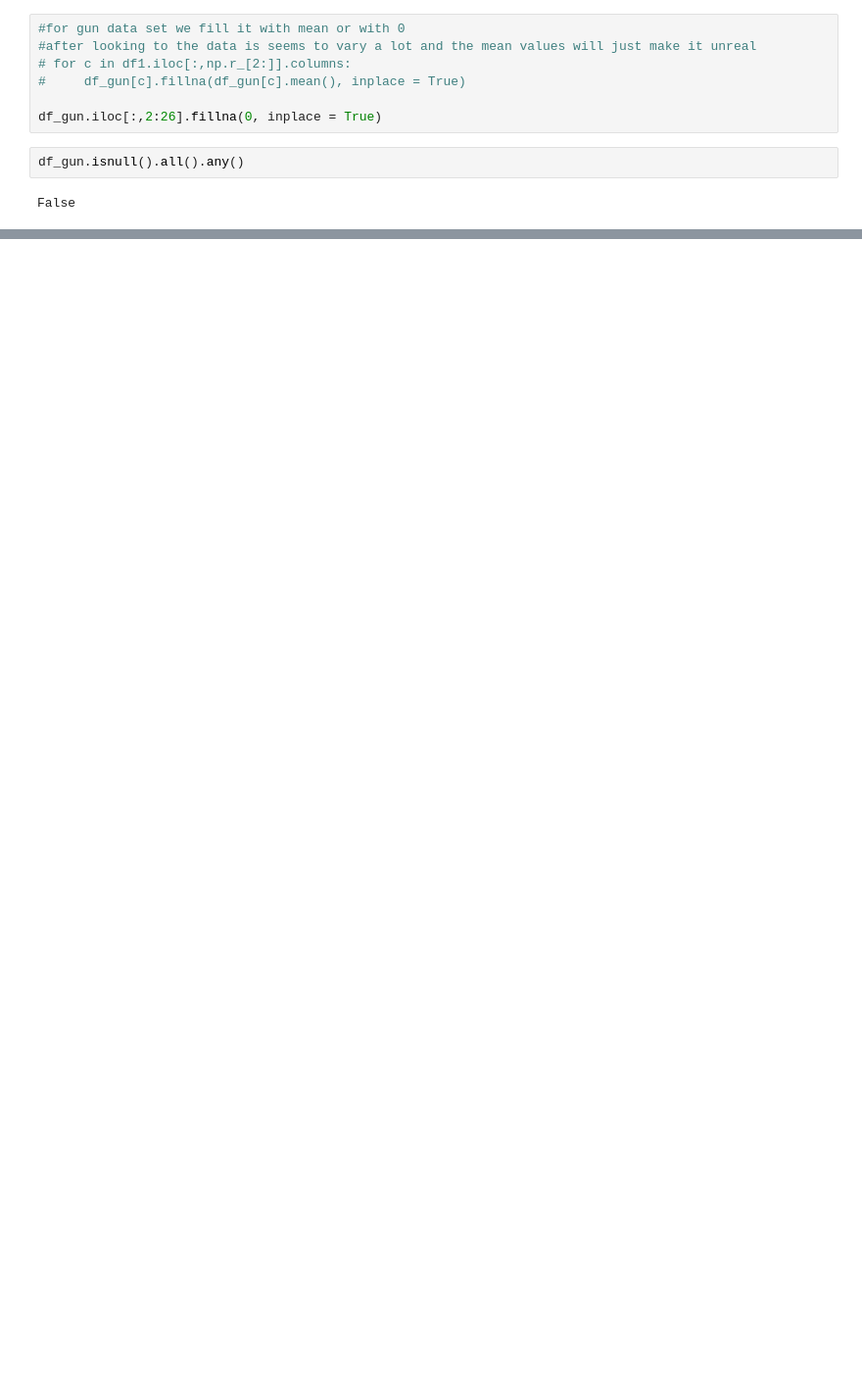
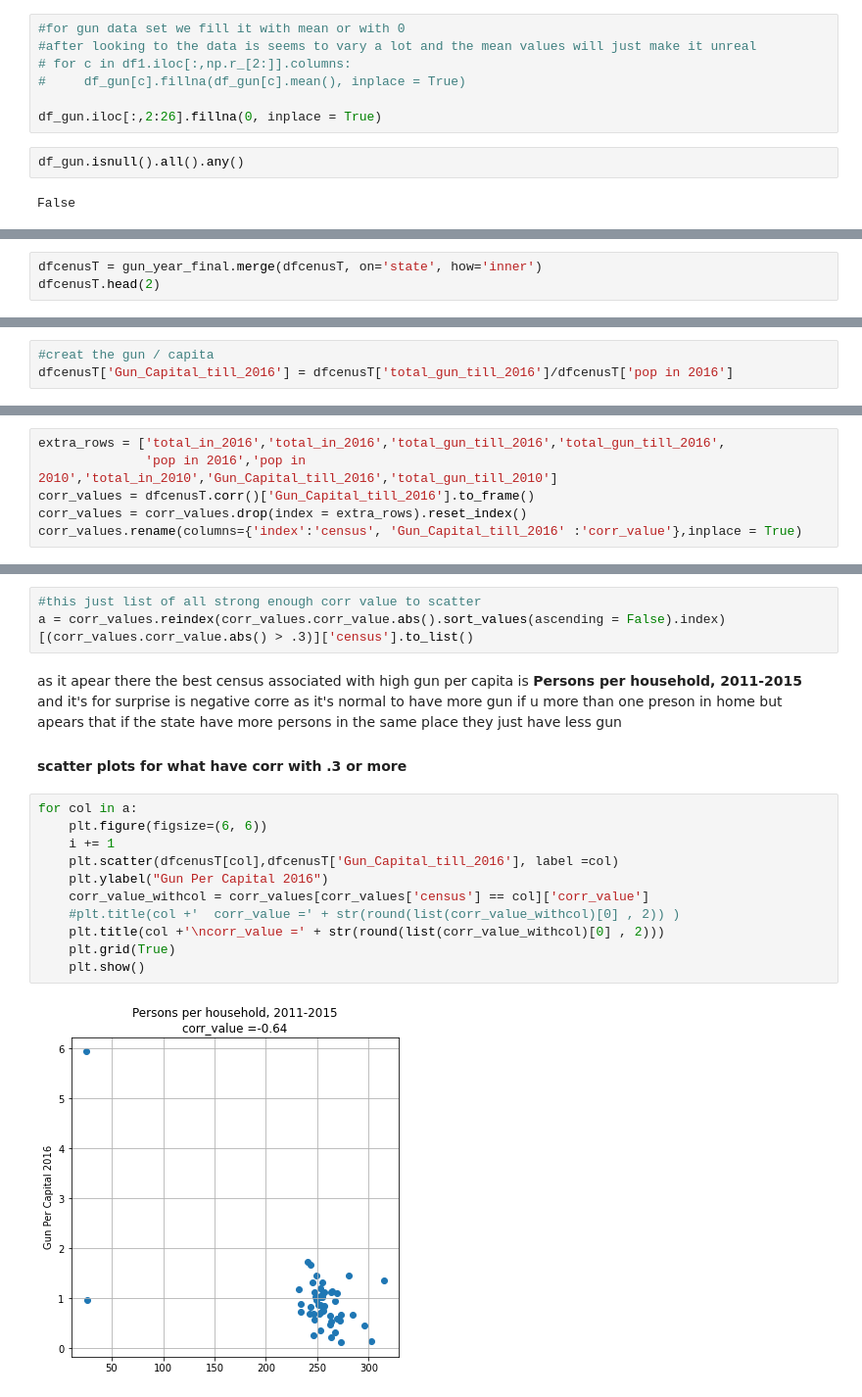
Before and after one commit to Ibn-mohey/Udacity-Advanced-Data-Analysis-Nanodegree-Program, a Jupyter notebook: investigate-a-dataset-template.ipynb, the cells around one changed output, grey strips where cells are left out. Shown at 98% size. Saved outputs shown, nothing was run; the diff lists cells and outputs as text; blank space fills up the shorter version.

```diff
--- a/investigate-a-dataset-template.ipynb
+++ b/investigate-a-dataset-template.ipynb
@@ -444,0 +574,3 @@ False
+# %%
+dfcenusT = gun_year_final.merge(dfcenusT, on='state', how='inner')
+dfcenusT.head(2)
@@ -467,0 +629,3 @@ False
+# %%
+#creat the gun / capita
+dfcenusT['Gun_Capital_till_2016'] = dfcenusT['total_gun_till_2016']/dfcenusT['pop in 2016']
@@ -467,0 +648,6 @@ False
+# %%
+extra_rows = ['total_in_2016','total_in_2016','total_gun_till_2016','total_gun_till_2016',
+              'pop in 2016','pop in 2010','total_in_2010','Gun_Capital_till_2016','total_gun_till_2010']
+corr_values = dfcenusT.corr()['Gun_Capital_till_2016'].to_frame()
+corr_values = corr_values.drop(index = extra_rows).reset_index()
+corr_values.rename(columns={'index':'census', 'Gun_Capital_till_2016' :'corr_value'},inplace = True)
@@ -467,0 +664,19 @@ False
+# %%
+#this just list of all strong enough corr value to scatter
+a = corr_values.reindex(corr_values.corr_value.abs().sort_values(ascending = False).index)[(corr_values.corr_value.abs() > .3)]['census'].to_list()
+# %% [markdown]
+ as it apear there the best census associated with high gun per capita is **Persons per household, 2011-2015** and it's for surprise is negative corre as it's normal to have more gun if u more than one preson in home but apears that if the state have more persons in the same place they just have less gun
+#### scatter plots for what have corr with .3 or more
+# %%
+for col in a:
+    plt.figure(figsize=(6, 6))
+    i += 1
+    plt.scatter(dfcenusT[col],dfcenusT['Gun_Capital_till_2016'], label =col)
+    plt.ylabel("Gun Per Capital 2016")
+    corr_value_withcol = corr_values[corr_values['census'] == col]['corr_value']
+    #plt.title(col +'  corr_value =' + str(round(list(corr_value_withcol)[0] , 2)) )
+    plt.title(col +'\ncorr_value =' + str(round(list(corr_value_withcol)[0] , 2)))
+    plt.grid(True)
+    plt.show()
+# %% [output]
+[figure, added]
```
Also changed, not shown: parts of 58 cells of this notebook.
